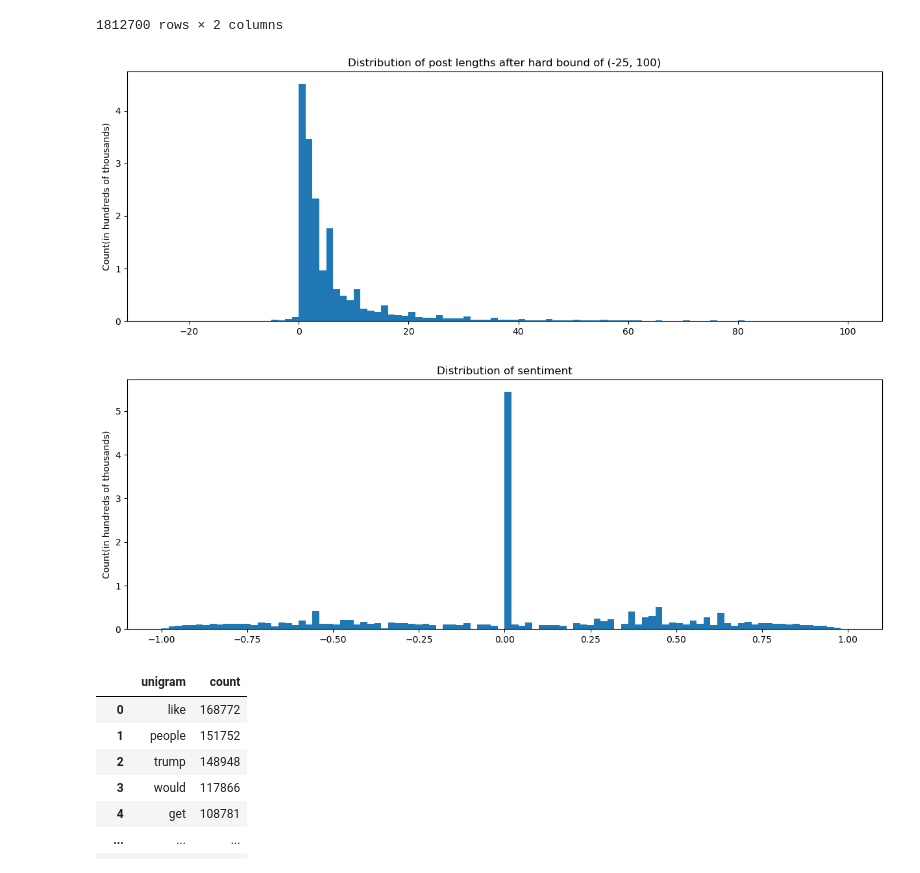
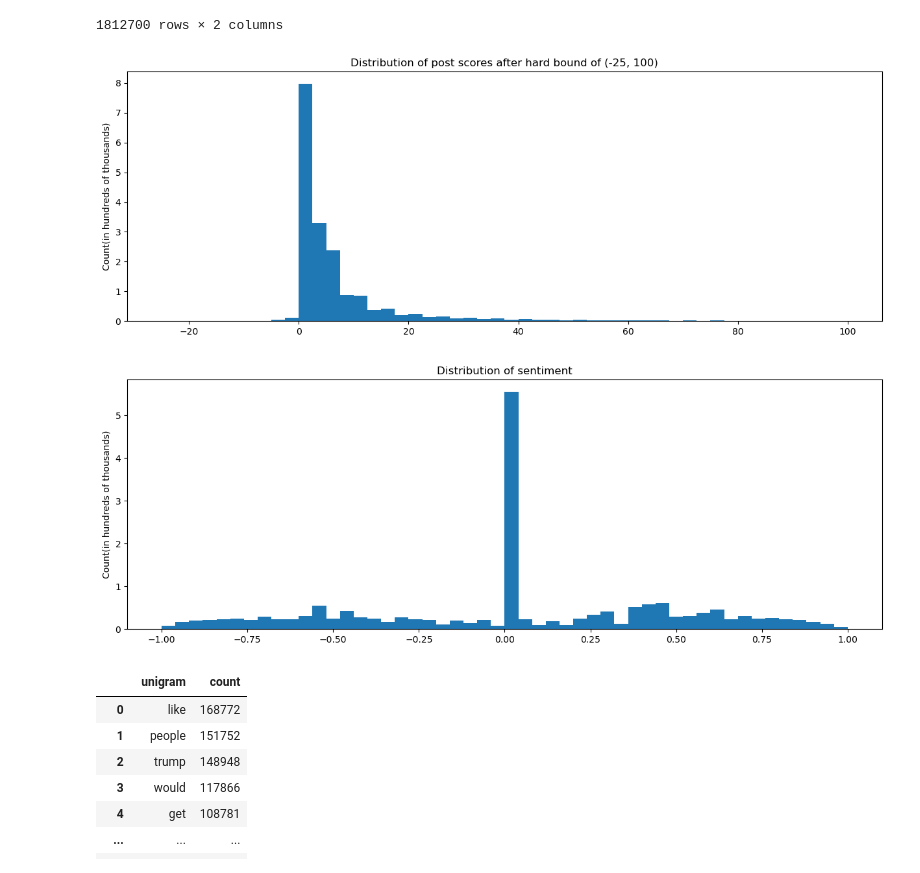
Before and after one commit to Jellohub/political_sentiment_analysis, a Jupyter notebook: final_notebook.ipynb, the cells around one changed output. Cells and saved outputs as stored; diff of their text form; code cells hidden in the pictures.

```diff
--- a/final_notebook.ipynb
+++ b/final_notebook.ipynb
@@ -630,22 +630,22 @@ targets[['score', 'vader']]
 1812700 rows × 2 columns
 # %%
 fig, ax = plt.subplots(figsize=(15,5))
-ax.hist(targets['score'], bins=100)
+ax.hist(targets['score'], bins=50)
 ticks_y = ticker.FuncFormatter(lambda x, pos: '{0:g}'.format(x/100000))
 ax.yaxis.set_major_formatter(ticks_y)
 ax.set_ylabel("Count(in hundreds of thousands)")
-ax.set_title("Distribution of post lengths after hard bound of (-25, 100)");
+ax.set_title("Distribution of post scores after hard bound of (-25, 100)");
 # %% [output]
-[figure, old version]
+[figure, new version]
 # %%
 fig, ax = plt.subplots(figsize=(15,5))
-ax.hist(targets.vader, bins=100)
+ax.hist(targets.vader, bins=50)
 ticks_y = ticker.FuncFormatter(lambda x, pos: '{0:g}'.format(x/100000))
 ax.yaxis.set_major_formatter(ticks_y)
 ax.set_ylabel("Count(in hundreds of thousands)")
 ax.set_title("Distribution of sentiment");
 # %% [output]
-[figure, old version]
+[figure, new version]
 # %%
 # These are the top 1000 most common single-words after spam removal,
 # a hard cap on post length of 200 words, and a hard boundary on post score
```
Also changed, not shown: parts of 2 cells of this notebook, 10 other files.
